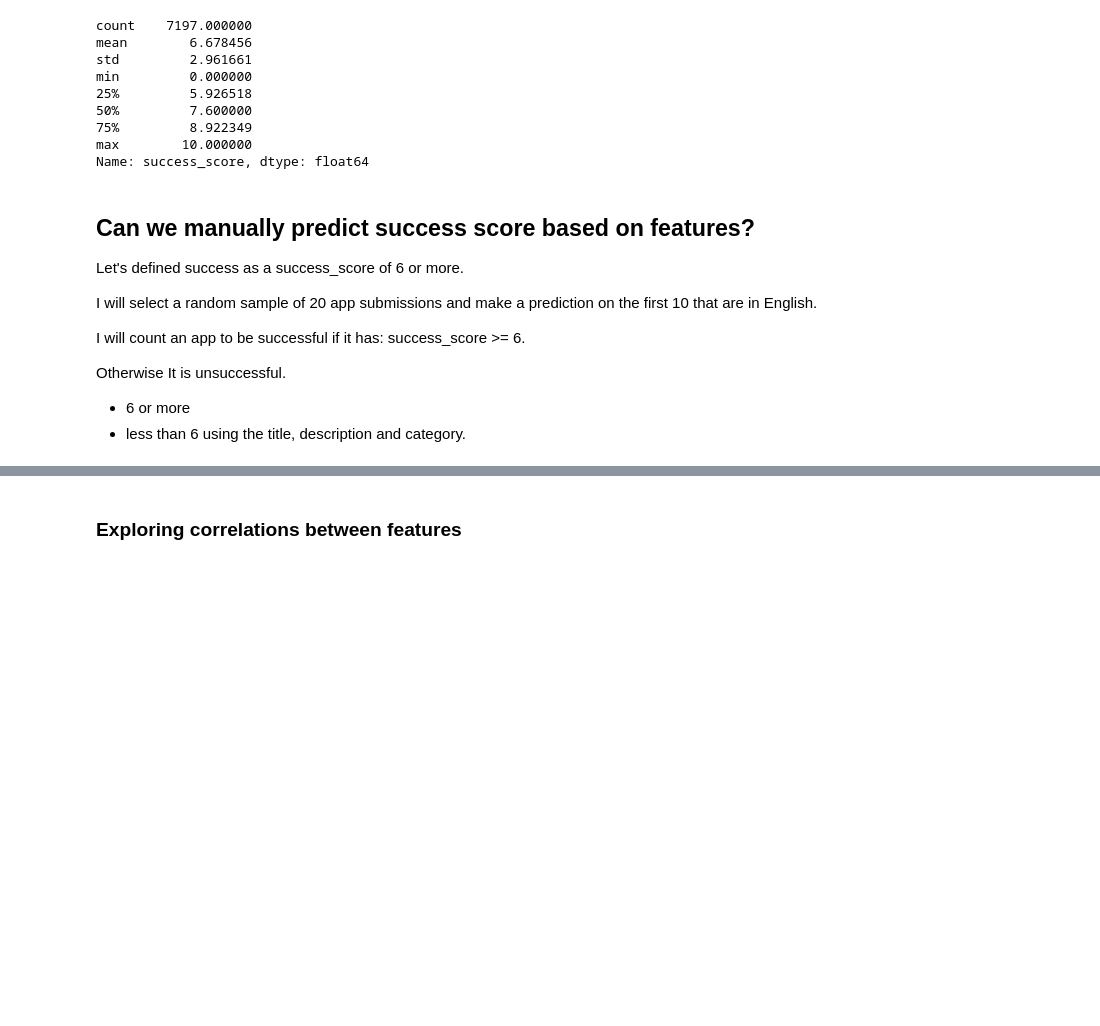
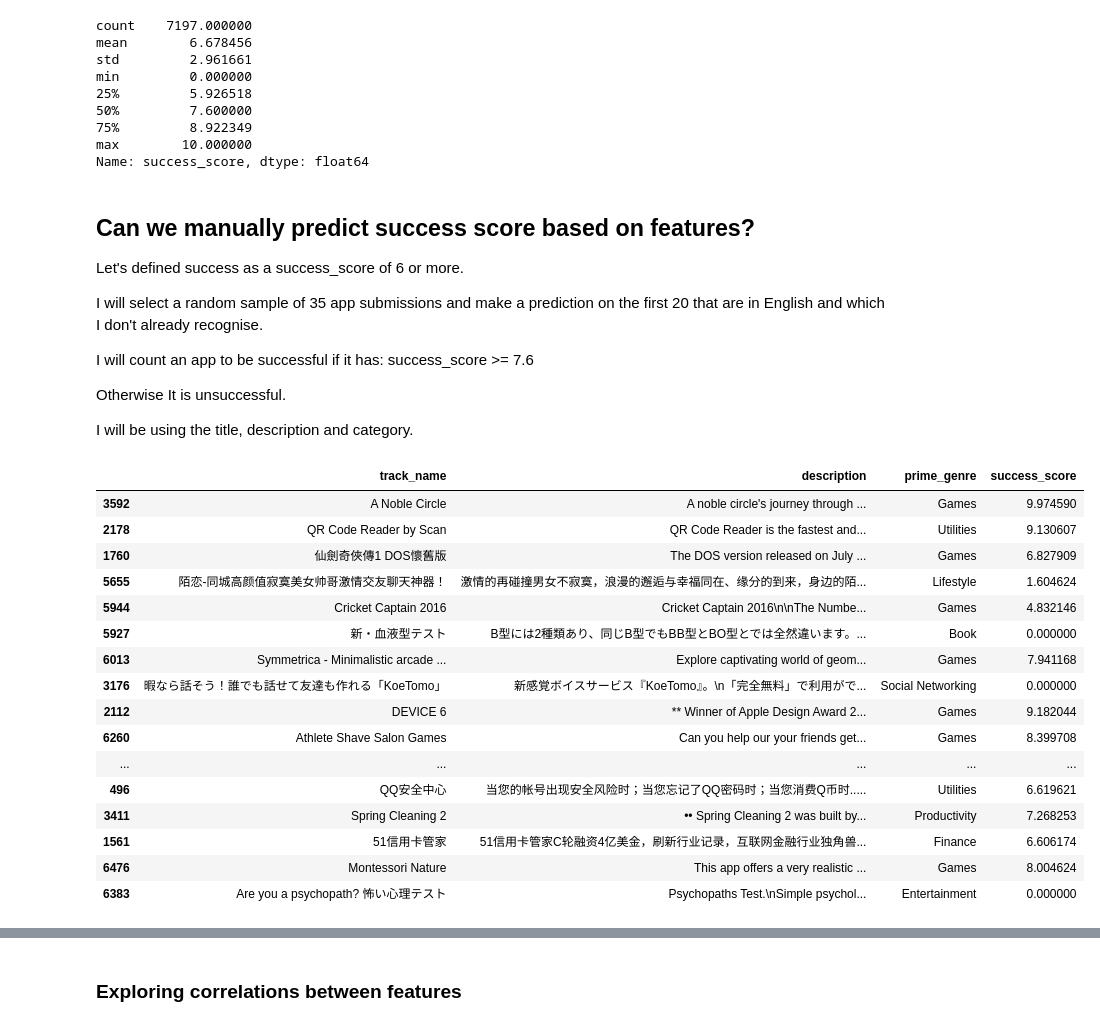
Before and after one commit to jackbridger/app-success-prediction, a Jupyter notebook: research/research_app_success.ipynb, the cells around one changed output, grey strips where cells are left out. Drawn from its saved outputs; the diff is of its cells as text; code cells hidden in the pictures; blank space fills up the shorter version.

Commit message:
make extra predictions

```diff
--- a/research/research_app_success.ipynb
+++ b/research/research_app_success.ipynb
@@ -114,16 +114,33 @@ Name: success_score, dtype: float64
 
 Let's defined success as a success_score of 6 or more.
 
-I will select a random sample of 20 app submissions and make a prediction on the first 10 that are in English.
+I will select a random sample of 35 app submissions and make a prediction on the first 20 that are in English and which I don't already recognise.
 
-I will count an app to be successful if it has: success_score >= 6.
+I will count an app to be successful if it has: success_score >= 7.6
 
 Otherwise It is unsuccessful.
-* 6 or more
-* less than 6
-using the title, description and category.
+
+I will be using the title, description and category.
 # %%
 # Uncomment the below to see the samples I used
-# sample_of_app_metrics = app_metrics.sample(n=20, random_state=42)
-# sample_of_app_metrics[['track_name', 'description','prime_genre', 'success_score']]
+sample_of_app_metrics = app_metrics.sample(n=35, random_state=42)
+sample_of_app_metrics[['track_name', 'description','prime_genre', 'success_score']]
+# %% [output]
+|  | track_name | description | prime_genre | success_score |
+| 3592 | A Noble Circle | A noble circle's journey through ... | Games | 9.974590 |
+| 2178 | QR Code Reader by Scan | QR Code Reader is the fastest and... | Utilities | 9.130607 |
+| 1760 | 仙劍奇俠傳1 DOS懷舊版 | The DOS version released on July ... | Games | 6.827909 |
+| 5655 | 陌恋-同城高颜值寂寞美女帅哥激情交友聊天神器！ | 激情的再碰撞男女不寂寞，浪漫的邂逅与幸福同在、缘分的到来，身边的陌... | Lifestyle | 1.604624 |
+| 5944 | Cricket Captain 2016 | Cricket Captain 2016\n\nThe Numbe... | Games | 4.832146 |
+| 5927 | 新・血液型テスト | B型には2種類あり、同じB型でもBB型とBO型とでは全然違います。... | Book | 0.000000 |
+| 6013 | Symmetrica - Minimalistic arcade ... | Explore captivating world of geom... | Games | 7.941168 |
+| 3176 | 暇なら話そう！誰でも話せて友達も作れる「KoeTomo」 | 新感覚ボイスサービス『KoeTomo』。\n「完全無料」で利用がで... | Social Networking | 0.000000 |
+| 2112 | DEVICE 6 | ** Winner of Apple Design Award 2... | Games | 9.182044 |
+| 6260 | Athlete Shave Salon Games | Can you help our your friends get... | Games | 8.399708 |
+| ... | ... | ... | ... | ... |
+| 496 | QQ安全中心 | 当您的帐号出现安全风险时；当您忘记了QQ密码时；当您消费Q币时..... | Utilities | 6.619621 |
+| 3411 | Spring Cleaning 2 | •• Spring Cleaning 2 was built by... | Productivity | 7.268253 |
+| 1561 | 51信用卡管家 | 51信用卡管家C轮融资4亿美金，刷新行业记录，互联网金融行业独角兽... | Finance | 6.606174 |
+| 6476 | Montessori Nature | This app offers a very realistic ... | Games | 8.004624 |
+| 6383 | Are you a psychopath? 怖い心理テスト | Psychopaths Test.\nSimple psychol... | Entertainment | 0.000000 |
 # %% [markdown]
```
Also changed, not shown: parts of 2 cells of this notebook.
